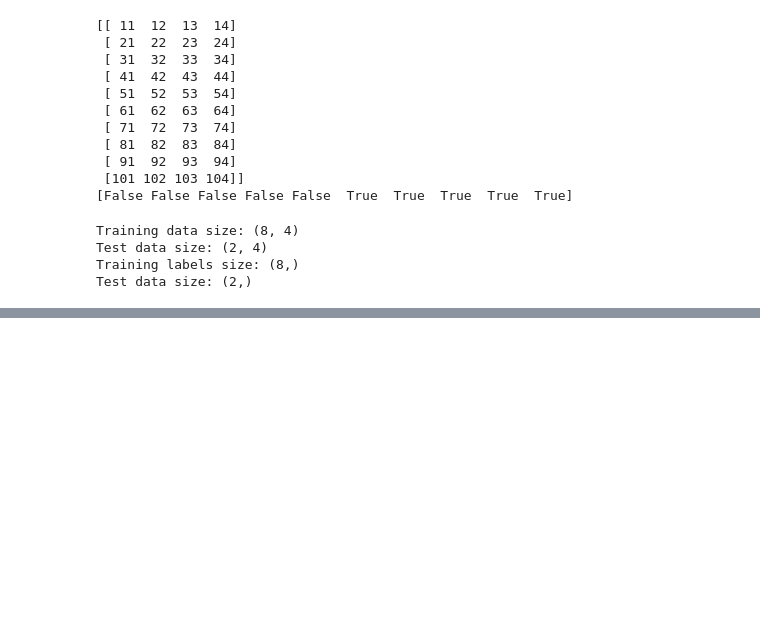
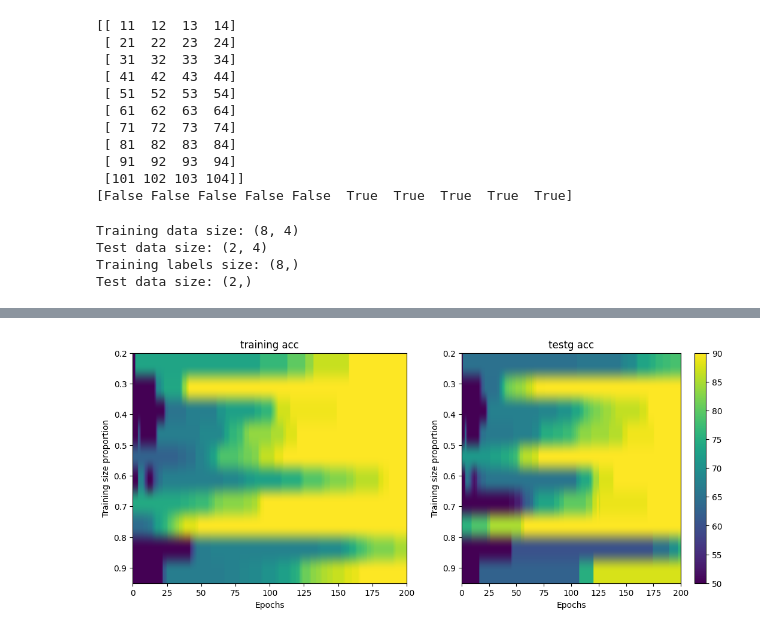
Before and after one commit to Carvas91/PyTroch, a Jupyter notebook: train_test_split.ipynb, the cells around one changed output, grey strips where cells are left out. Cells and saved outputs as stored; diff of their text form; code cells hidden in the pictures; blank space fills up the shorter version.

```diff
--- a/train_test_split.ipynb
+++ b/train_test_split.ipynb
@@ -126,0 +127,34 @@ plt.show()
+# %%
+trainSetSizes = np.linspace(.2,.95,10)
+
+allTrainAcc = np.zeros((len(trainSetSizes),epochs))
+allTestAcc = np.zeros((len(trainSetSizes),epochs))
+
+
+for i in range(len(trainSetSizes)):
+  ANNIris, lossfun, optimizer = createModel()
+  trainacc, testacc = trainModel(trainSetSizes[i],ANNIris)
+
+  allTrainAcc[i,:] = trainacc
+  allTestAcc[i,:] = testacc
+# %%
+fig, ax = plt.subplots(1,2,figsize=(13,5))
+
+ax[0].imshow(allTrainAcc, aspect='auto',
+             vmin=50, vmax=90, extent=[0, epochs, trainSetSizes[-1], trainSetSizes[0]])
+
+ax[0].set_xlabel('Epochs')
+ax[0].set_ylabel('Training size proportion')
+ax[0].set_title('training acc')
+
+p = ax[1].imshow(allTestAcc, aspect='auto',
+             vmin=50, vmax=90, extent=[0, epochs, trainSetSizes[-1], trainSetSizes[0]])
+
+ax[1].set_xlabel('Epochs')
+ax[1].set_ylabel('Training size proportion')
+ax[1].set_title('testg acc')
+
+fig.colorbar(p, ax=ax[1])
+plt.show()
+# %% [output]
+[figure, added]
```
Also changed, not shown: parts of 3 cells of this notebook.
